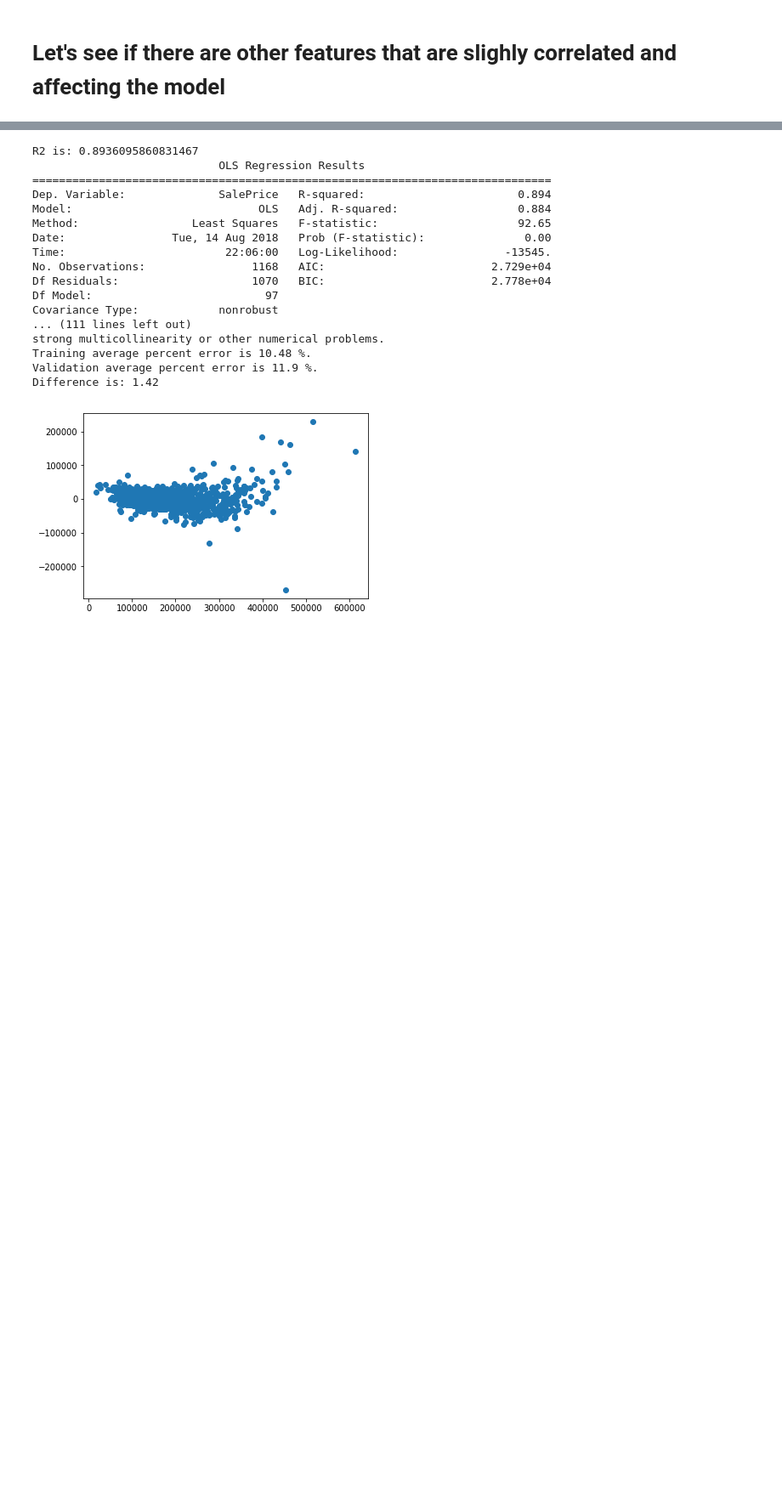
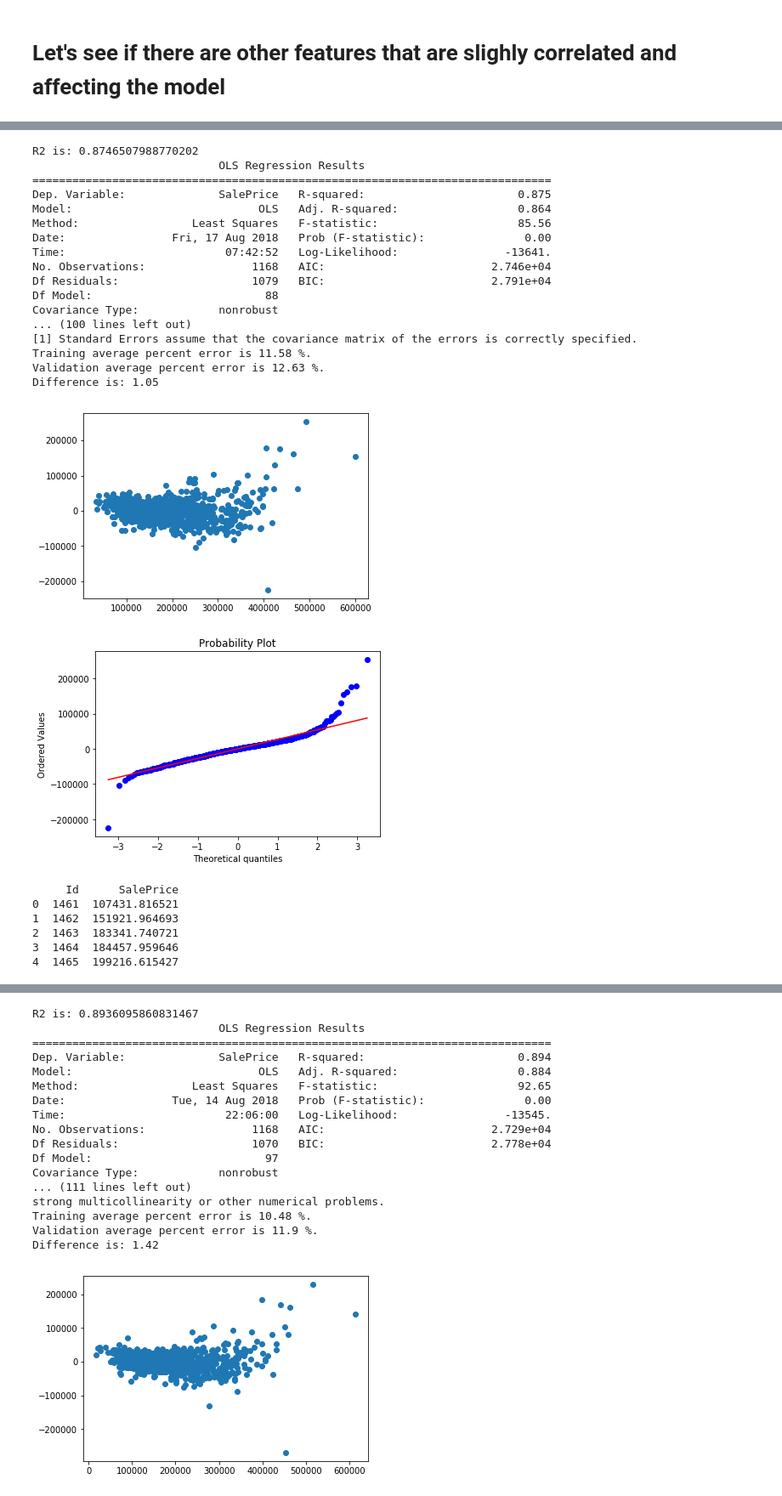
Before and after one commit to j2colaco/predicting_house_prices, a Jupyter notebook: Linear Regression V2.ipynb, the cells around one changed output, grey strips where cells are left out. Shown at 85% size. Cells and saved outputs as stored; diff of their text form; code cells hidden in the pictures; blank space fills up the shorter version.

```diff
--- a/Linear Regression V2.ipynb
+++ b/Linear Regression V2.ipynb
@@ -1401,0 +1430,58 @@ corr_df
+# %%
+# for IsNotNormal	IsWD
+train_data = apply_pca_on_columns(train_data,['IsNotNormal', 'IsWD'],['IsNotNormal_IsWD'], 1)
+
+# # For GarageType_Detchd	GarageFinish_Unf
+train_data = apply_pca_on_columns(train_data,['GarageType_Detchd', 'GarageFinish_Unf'],['GarageType_Detchd_GarageFinish_Unf'], 1)
+
+# # For Condition2_Feedr	Condition2_Norm
+train_data = apply_pca_on_columns(train_data,['Condition2_Feedr', 'Condition2_Norm'],['Condition2_Feedr_Condition2_Norm'], 1)
+
+# # FOR BedroomAbvGr	TotRmsAbvGrd_GrLivArea_living_SF
+train_data = apply_pca_on_columns(train_data,['BedroomAbvGr', 'TotRmsAbvGrd_GrLivArea_living_SF'],['BedroomAbvGr_TotRmsAbvGrd_GrLivArea_living_SF'], 1)
+
+
+## Apply for test data
+# for IsNotNormal	IsWD
+test_data = apply_pca_on_columns(test_data,['IsNotNormal', 'IsWD'],['IsNotNormal_IsWD'], 1)
+
+# # For GarageType_Detchd	GarageFinish_Unf
+test_data = apply_pca_on_columns(test_data,['GarageType_Detchd', 'GarageFinish_Unf'],['GarageType_Detchd_GarageFinish_Unf'], 1)
+
+# # For Condition2_Feedr	Condition2_Norm
+test_data = apply_pca_on_columns(test_data,['Condition2_Feedr', 'Condition2_Norm'],['Condition2_Feedr_Condition2_Norm'], 1)
+
+# # FOR BedroomAbvGr	TotRmsAbvGrd_GrLivArea_living_SF
+test_data = apply_pca_on_columns(test_data,['BedroomAbvGr', 'TotRmsAbvGrd_GrLivArea_living_SF'],['BedroomAbvGr_TotRmsAbvGrd_GrLivArea_living_SF'], 1)
+# %%
+test_predictions = run_model_inputs(train_data, train_id, train_saleprice, test_data, test_id)
+print(test_predictions.head())
+# Export submit csv (Score: 0.14529)
+# submit_filepath = '//Users//josephcolaco//predicting_house_prices//'
+# submit_df.to_csv(submit_filepath + 'fea_eng_v3_corrpca_06.csv', index=False, header=True)
+# %% [output]
+R2 is: 0.8746507988770202
+                            OLS Regression Results
+==============================================================================
+Dep. Variable:              SalePrice   R-squared:                       0.875
+Model:                            OLS   Adj. R-squared:                  0.864
+Method:                 Least Squares   F-statistic:                     85.56
+Date:                Fri, 17 Aug 2018   Prob (F-statistic):               0.00
+Time:                        07:42:52   Log-Likelihood:                -13641.
+No. Observations:                1168   AIC:                         2.746e+04
+Df Residuals:                    1079   BIC:                         2.791e+04
+Df Model:                          88
+Covariance Type:            nonrobust
+... (100 lines left out)
+[1] Standard Errors assume that the covariance matrix of the errors is correctly specified.
+Training average percent error is 11.58 %.
+Validation average percent error is 12.63 %.
+Difference is: 1.05
+[figure, added]
+[figure, added]
+     Id      SalePrice
+0  1461  107431.816521
+1  1462  151921.964693
+2  1463  183341.740721
+3  1464  184457.959646
+4  1465  199216.615427
```
Also changed, not shown: parts of 14 cells of this notebook, 14 other files.
